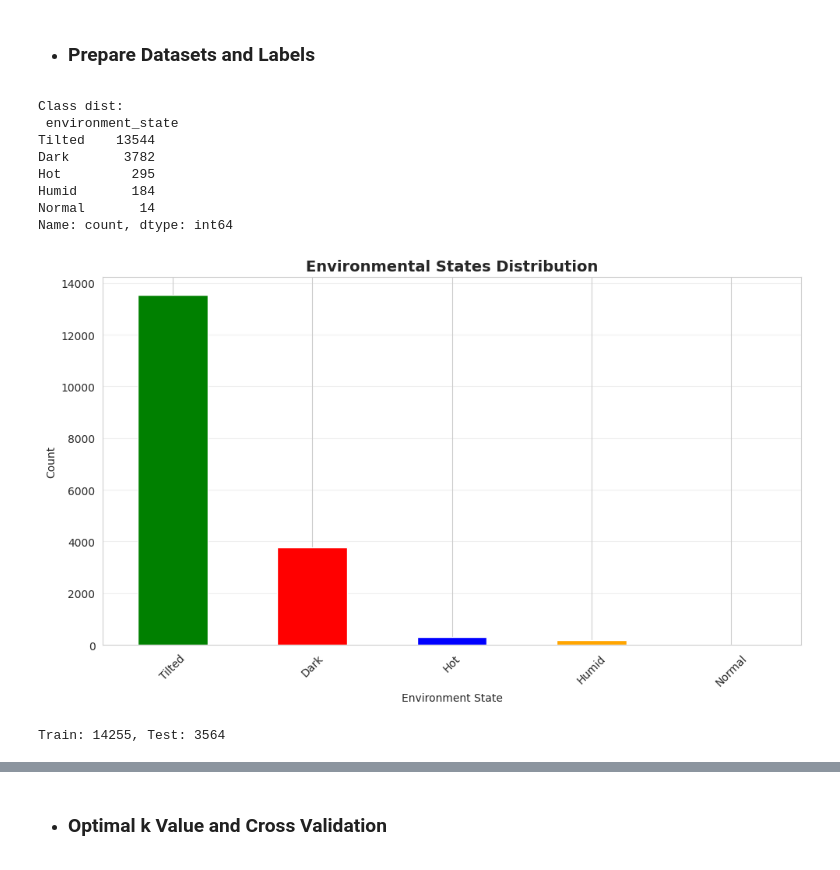
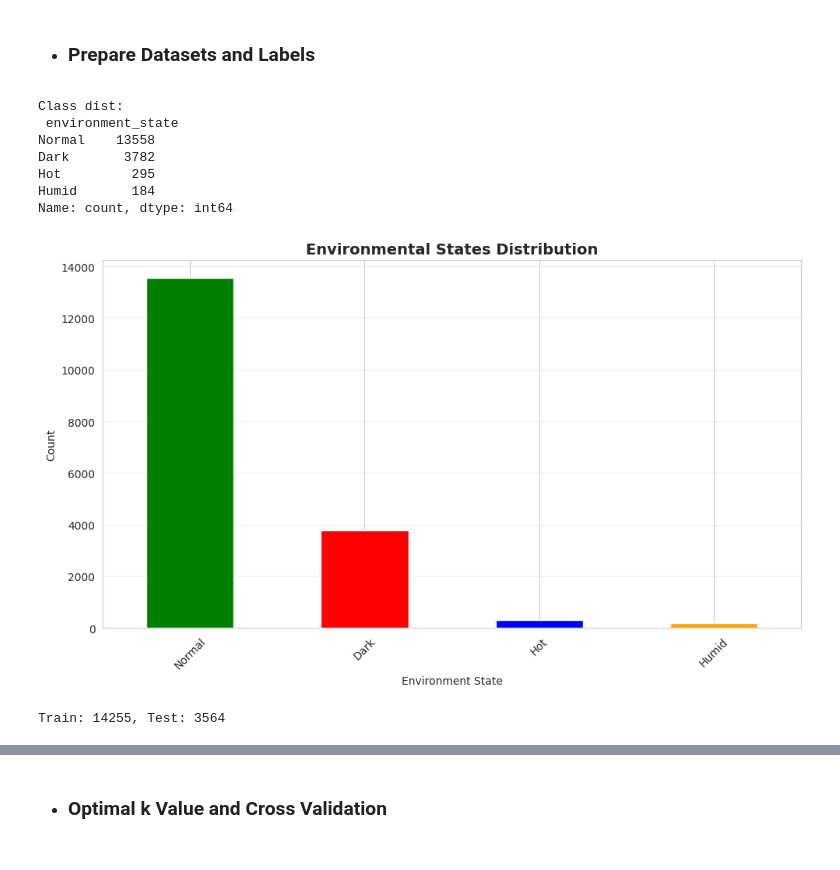
Before and after one commit to EmperorOlashinbo/environment_monitor, a Jupyter notebook: project.ipynb, the cells around one changed output, grey strips where cells are left out. Drawn from its saved outputs; the diff is of its cells as text; code cells hidden in the pictures.

```diff
--- a/project.ipynb
+++ b/project.ipynb
@@ -61,6 +61,10 @@ df_cleaned = df.drop(columns=columns_to_drop)
 print(f"\nDropped: {columns_to_drop}")
 print(f"New Shape: {df_cleaned.shape}")
 
+df_cleaned = df_cleaned.drop(columns=['tilt_status'])
+print("Dropped 'tilt_status' column.")
+
+
 # Datetime Features
 df_cleaned['created_at']= pd.to_datetime(df_cleaned['created_at'])
 df_cleaned['year']= df_cleaned['created_at'].dt.year
@@ -103,14 +108,6 @@ if nan_count > 0:
     df_cleaned['light_level'].fillna(median_light, inplace=True)
     print(f"Filled {nan_count} NaNs in 'light_level' with median value: {median_light:.2f}")
 
-df_cleaned['tilt_status'] = pd.to_numeric(df_cleaned['tilt_status'], errors='coerce')
-outliers = (df_cleaned['tilt_status'] > 1).sum()
-median_tilt = df_cleaned['tilt_status'].median()
-if outliers > 0:
-    df_cleaned.loc[df_cleaned['tilt_status'] > 1, 'tilt_status'] = median_tilt
-df_cleaned['tilt_status'] = df_cleaned['tilt_status'].fillna(0).clip(lower=0, upper=1).astype(int)
-print(f"Replaced {outliers} outliers (>1) w/ median {median_tilt}. Post-fix: {df_cleaned['tilt_status'].value_counts().to_dict()}")
-
 # Duplicates
 duplicate_count = df_cleaned.duplicated().sum()
 if duplicate_count > 0:
@@ -118,7 +115,7 @@ if duplicate_count > 0:
     print(f"\nDropped {duplicate_count} duplicate rows.")
 
 # Save cleaned data
-sensor_cols = ['temperature', 'humidity', 'light_level', 'tilt_status']  # Fixed name
+sensor_cols = ['temperature', 'humidity', 'light_level']  # Fixed name
 print("\nSensor stats:\n", df_cleaned[sensor_cols].describe())
 df_cleaned.to_csv('feeds_cleaned.csv', index=False)
 # %% [output]
@@ -222,7 +218,7 @@ class IsolationForest:
 # %%
 from sklearn.preprocessing import StandardScaler
 # Prepare data for Isolation Forest
-sensor_features = ['temperature', 'humidity', 'light_level', 'tilt_status']
+sensor_features = ['temperature', 'humidity', 'light_level']
 X_anomaly = df_cleaned[sensor_features].values
 scaler = StandardScaler()
 X_anomaly_scaled = scaler.fit_transform(X_anomaly)
@@ -614,8 +615,6 @@ def create_environmental_labels(df):
             labels.append('Humid')
         elif row['light_level'] < 5:
             labels.append('Dark')
-        elif row['tilt_status'] == 1:
-            labels.append('Tilted')
         else:
             labels.append('Normal')
     return np.array(labels)
@@ -629,35 +628,34 @@ print("Class dist:\n", class_counts)
 
 plt.figure(figsize=(10, 6))
 class_counts.plot(kind='bar', color=['green', 'red', 'blue', 'orange', 'purple'])
 plt.title('Environmental States Distribution', fontsize=14, fontweight='bold')
 plt.xlabel('Environment State')
 plt.ylabel('Count')
 plt.xticks(rotation=45)
 plt.grid(True, alpha=0.3, axis='y')
 plt.tight_layout()
 plt.show()
 
-feature_cols_knn = ['temperature', 'humidity', 'light_level', 'tilt_status']
+feature_cols_knn = ['temperature', 'humidity', 'light_level']
 X_class = df_class[feature_cols_knn].values
 y_class = df_class['environment_state'].values
 
 train_size = int(0.8 * len(X_class))
 X_train_knn, y_train_knn = X_class[:train_size], y_class[:train_size]
 X_test_knn, y_test_knn = X_class[train_size:], y_class[train_size:]
 
 scaler_knn = StandardScaler()
 X_train_knn_scaled = scaler_knn.fit_transform(X_train_knn)
 X_test_knn_scaled = scaler_knn.transform(X_test_knn)
 
 print(f"Train: {len(X_train_knn)}, Test: {len(X_test_knn)}")
 # %% [output]
 Class dist:
  environment_state
-Tilted    13544
+Normal    13558
 Dark       3782
 Hot         295
 Humid       184
-Normal       14
 Name: count, dtype: int64
-[figure, old version]
+[figure, new version]
 Train: 14255, Test: 3564
```
Also changed, not shown: parts of 11 cells of this notebook, 4 other files.
